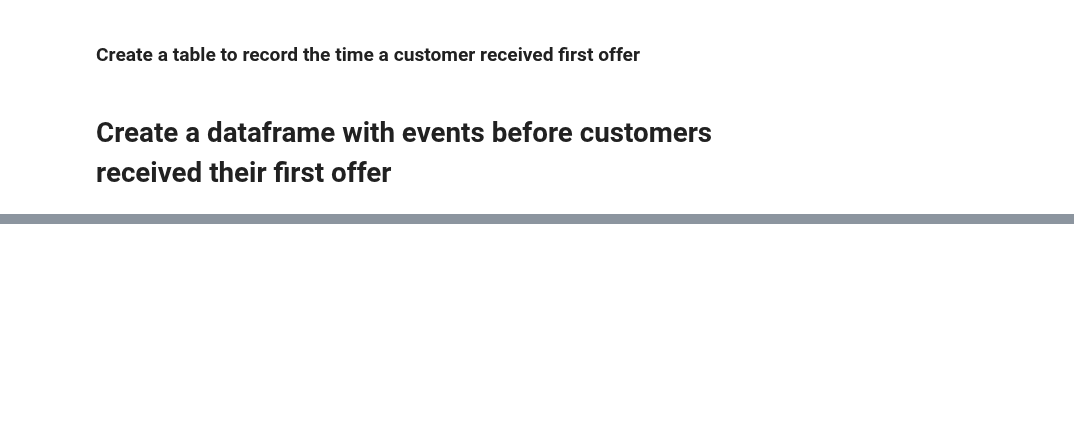
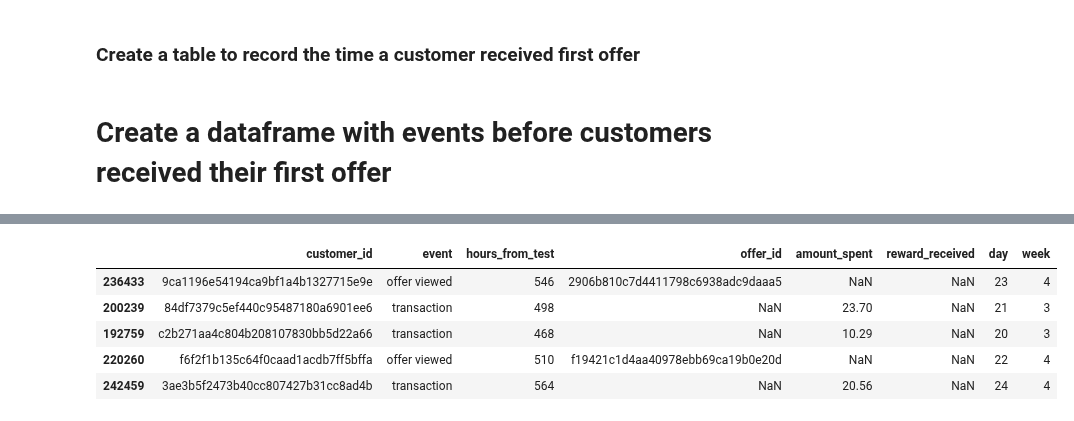
Before and after one commit to kevingao1136/Udacity_DataScience_Nanodegree, a Jupyter notebook: Starbucks_Capstone_Challenge/test.ipynb, the cells around one changed output, grey strips where cells are left out. Saved outputs shown, nothing was run; the diff lists cells and outputs as text; code cells hidden in the pictures; blank space fills up the shorter version.

```diff
--- a/Starbucks_Capstone_Challenge/test.ipynb
+++ b/Starbucks_Capstone_Challenge/test.ipynb
@@ -174,0 +134,12 @@ pre_offer_events
+# %%
+same_group_post_events = post_offer_events[post_offer_events.customer_id.isin(pre_offer_events.customer_id)]
+same_group_post_events['day'] = (same_group_post_events.hours_from_test/24 + 1).astype(int)
+same_group_post_events['week'] = (same_group_post_events.hours_from_test/24/7 + 1).astype(int)
+same_group_post_events.sample(5)
+# %% [output]
+|  | customer_id | event | hours_from_test | offer_id | amount_spent | reward_received | day | week |
+| 236433 | 9ca1196e54194ca9bf1a4b1327715e9e | offer viewed | 546 | 2906b810c7d4411798c6938adc9daaa5 | NaN | NaN | 23 | 4 |
+| 200239 | 84df7379c5ef440c95487180a6901ee6 | transaction | 498 | NaN | 23.70 | NaN | 21 | 3 |
+| 192759 | c2b271aa4c804b208107830bb5d22a66 | transaction | 468 | NaN | 10.29 | NaN | 20 | 3 |
+| 220260 | f6f2f1b135c64f0caad1acdb7ff5bffa | offer viewed | 510 | f19421c1d4aa40978ebb69ca19b0e20d | NaN | NaN | 22 | 4 |
+| 242459 | 3ae3b5f2473b40cc807427b31cc8ad4b | transaction | 564 | NaN | 20.56 | NaN | 24 | 4 |
```
Also changed, not shown: parts of 16 cells of this notebook, 10 other files.
